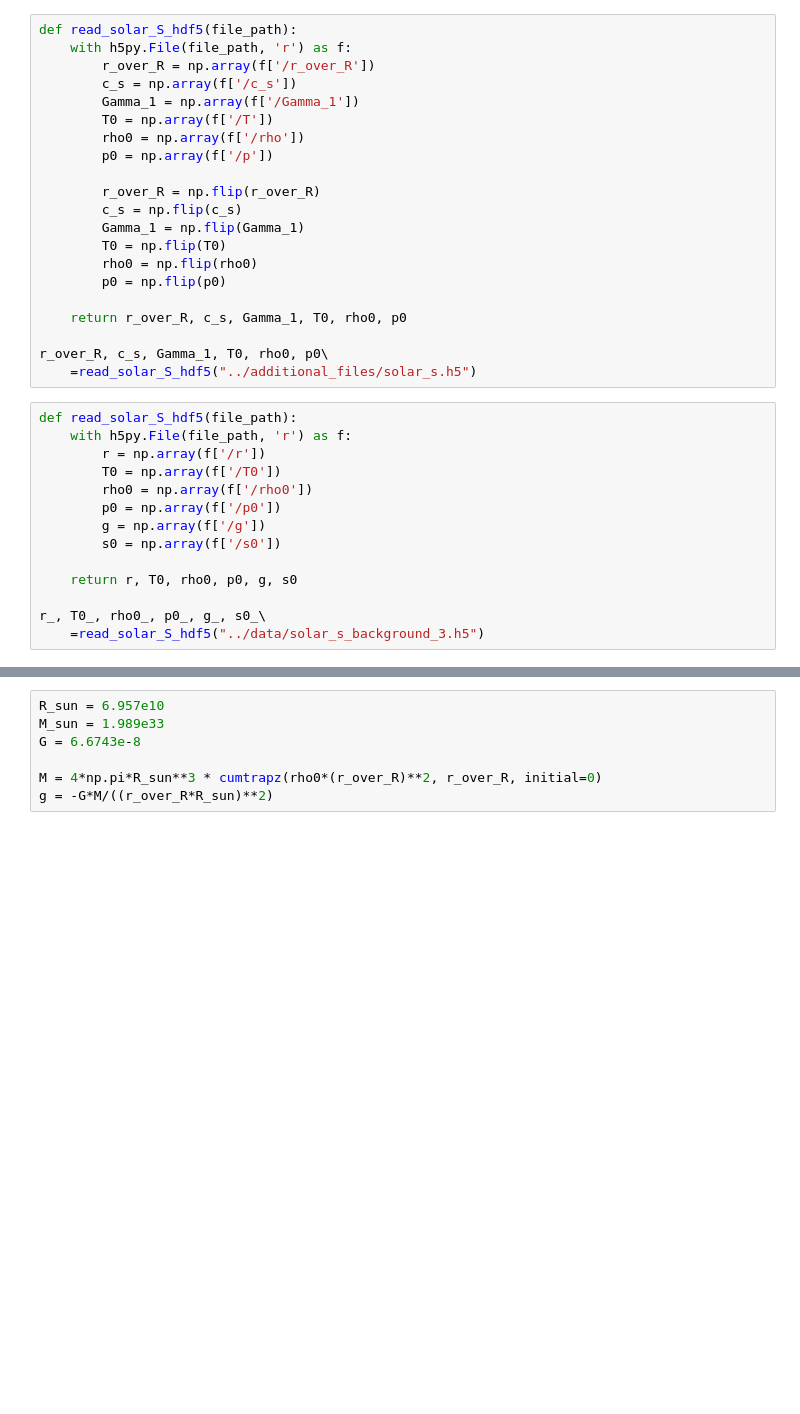
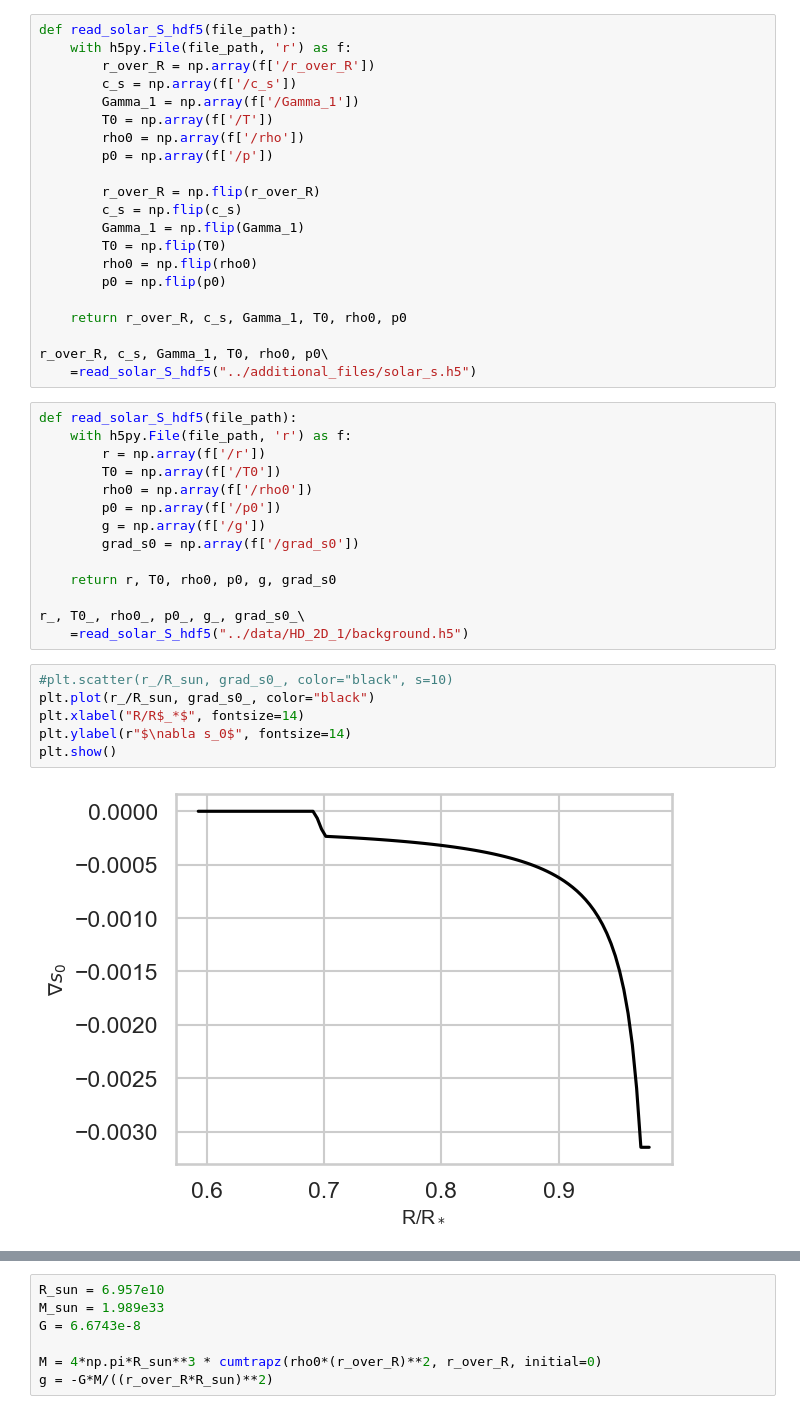
Before and after one commit to tabjone/2DHDCZ, a Jupyter notebook: visualisation/Visualise_background.ipynb, the cells around one changed output, grey strips where cells are left out. Cells and saved outputs as stored; diff of their text form; blank space fills up the shorter version.

```diff
--- a/visualisation/Visualise_background.ipynb
+++ b/visualisation/Visualise_background.ipynb
@@ -33,9 +37,17 @@ def read_solar_S_hdf5(file_path):
         rho0 = np.array(f['/rho0'])
         p0 = np.array(f['/p0'])
         g = np.array(f['/g'])
-        s0 = np.array(f['/s0'])
+        grad_s0 = np.array(f['/grad_s0'])
 
-    return r, T0, rho0, p0, g, s0
+    return r, T0, rho0, p0, g, grad_s0
 
-r_, T0_, rho0_, p0_, g_, s0_\
-    =read_solar_S_hdf5("../data/solar_s_background_3.h5")
+r_, T0_, rho0_, p0_, g_, grad_s0_\
+    =read_solar_S_hdf5("../data/HD_2D_1/background.h5")
+# %%
+#plt.scatter(r_/R_sun, grad_s0_, color="black", s=10)
+plt.plot(r_/R_sun, grad_s0_, color="black")
+plt.xlabel("R/R$_*$", fontsize=14)
+plt.ylabel(r"$\nabla s_0$", fontsize=14)
+plt.show()
+# %% [output]
+[figure, added]
```
Also changed, not shown: parts of 5 cells of this notebook.
